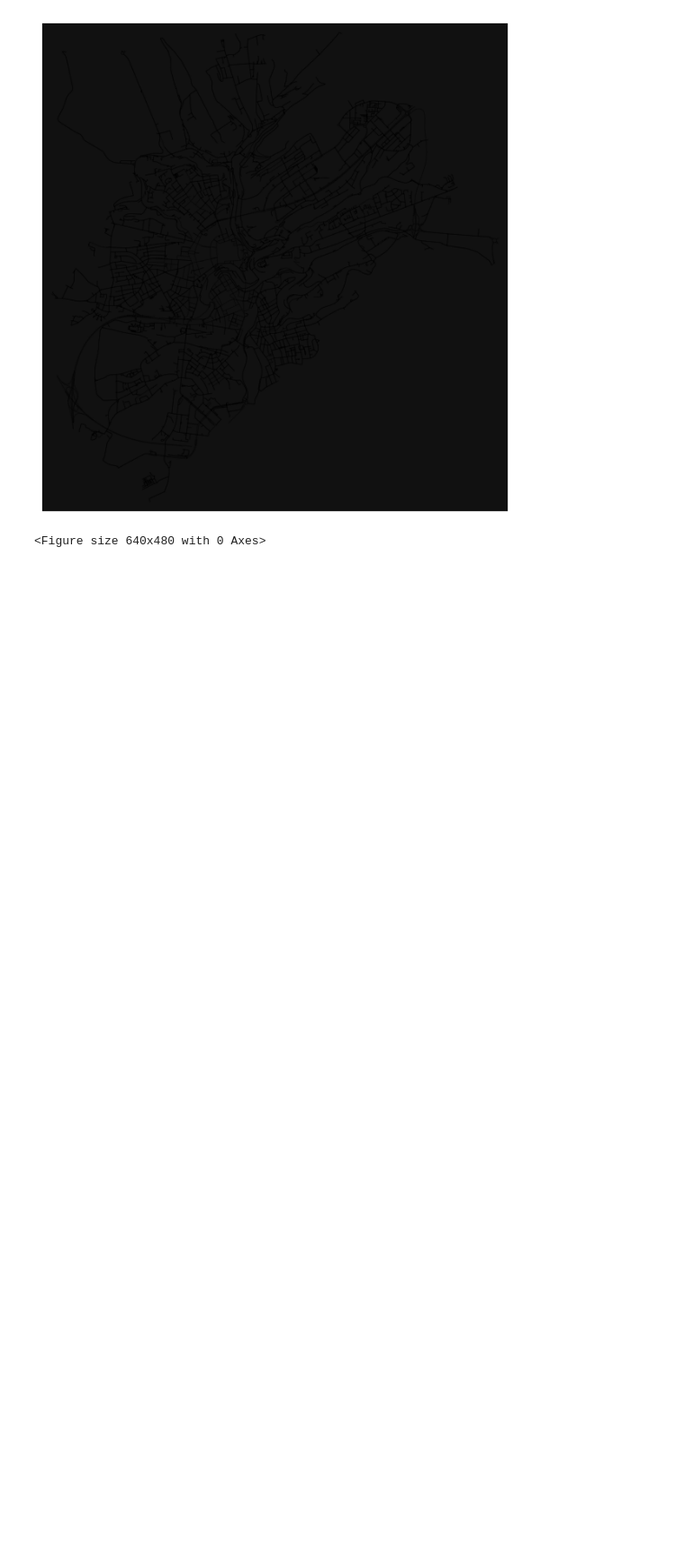
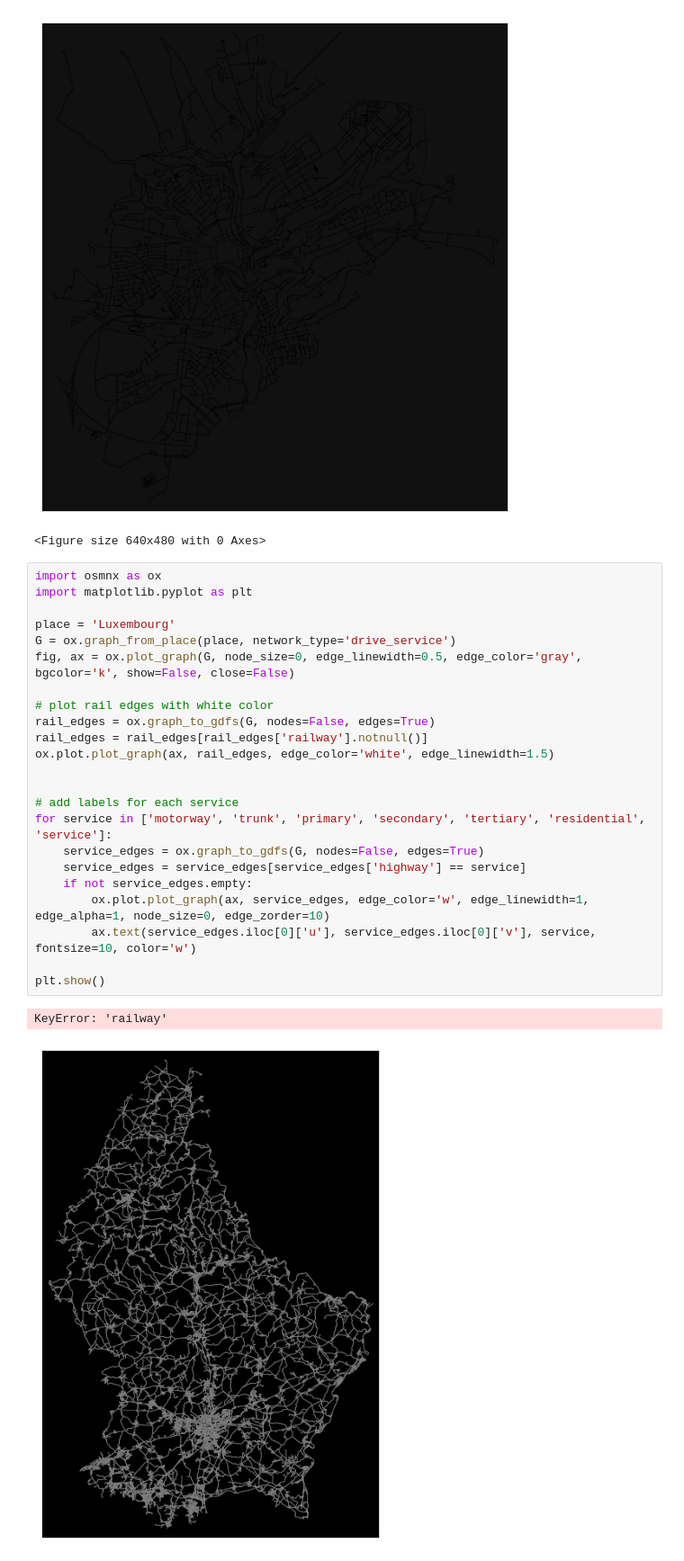
Before and after one commit to Sitraka17/Cities, a Jupyter notebook: trains/Luxo.ipynb, the cells around one changed output. Shown: that part at 90% size. Saved outputs shown, nothing was run; the diff lists cells and outputs as text; blank space fills up the shorter version.

```diff
--- a/trains/Luxo.ipynb
+++ b/trains/Luxo.ipynb
@@ -26,3 +26,29 @@ plt.show()
 # %% [output]
 [figure]
 <Figure size 640x480 with 0 Axes>
+# %%
+import osmnx as ox
+import matplotlib.pyplot as plt
+
+place = 'Luxembourg'
+G = ox.graph_from_place(place, network_type='drive_service')
+fig, ax = ox.plot_graph(G, node_size=0, edge_linewidth=0.5, edge_color='gray', bgcolor='k', show=False, close=False)
+
+# plot rail edges with white color
+rail_edges = ox.graph_to_gdfs(G, nodes=False, edges=True)
+rail_edges = rail_edges[rail_edges['railway'].notnull()]
+ox.plot.plot_graph(ax, rail_edges, edge_color='white', edge_linewidth=1.5)
+
+
+# add labels for each service
+for service in ['motorway', 'trunk', 'primary', 'secondary', 'tertiary', 'residential', 'service']:
+    service_edges = ox.graph_to_gdfs(G, nodes=False, edges=True)
+    service_edges = service_edges[service_edges['highway'] == service]
+    if not service_edges.empty:
+        ox.plot.plot_graph(ax, service_edges, edge_color='w', edge_linewidth=1, edge_alpha=1, node_size=0, edge_zorder=10)
+        ax.text(service_edges.iloc[0]['u'], service_edges.iloc[0]['v'], service, fontsize=10, color='w')
+
+plt.show()
+# %% [output]
+KeyError: 'railway'
+[figure, added]
```
Also changed, not shown: 5 other files.
